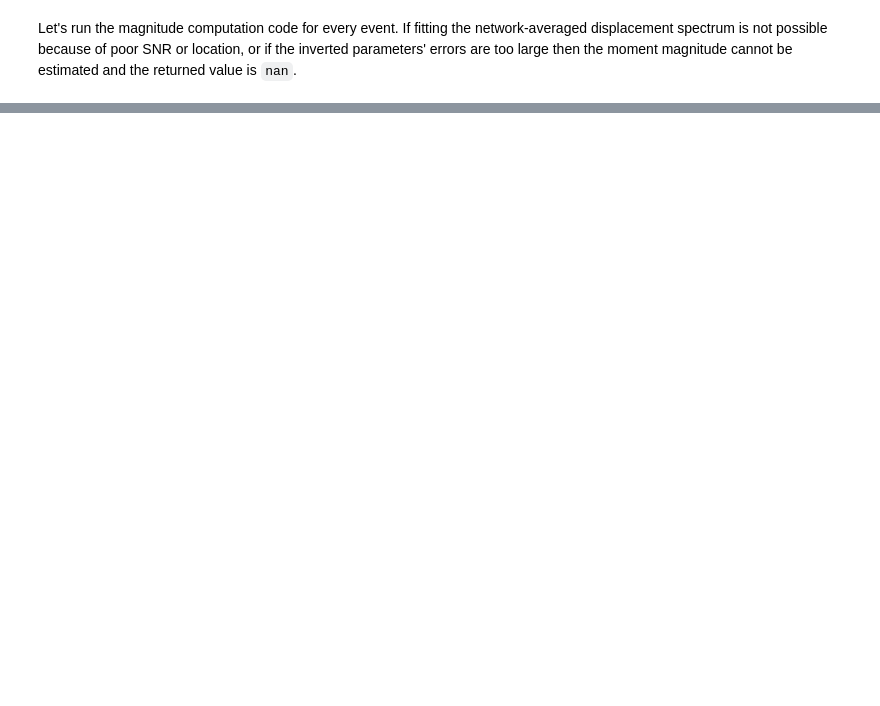
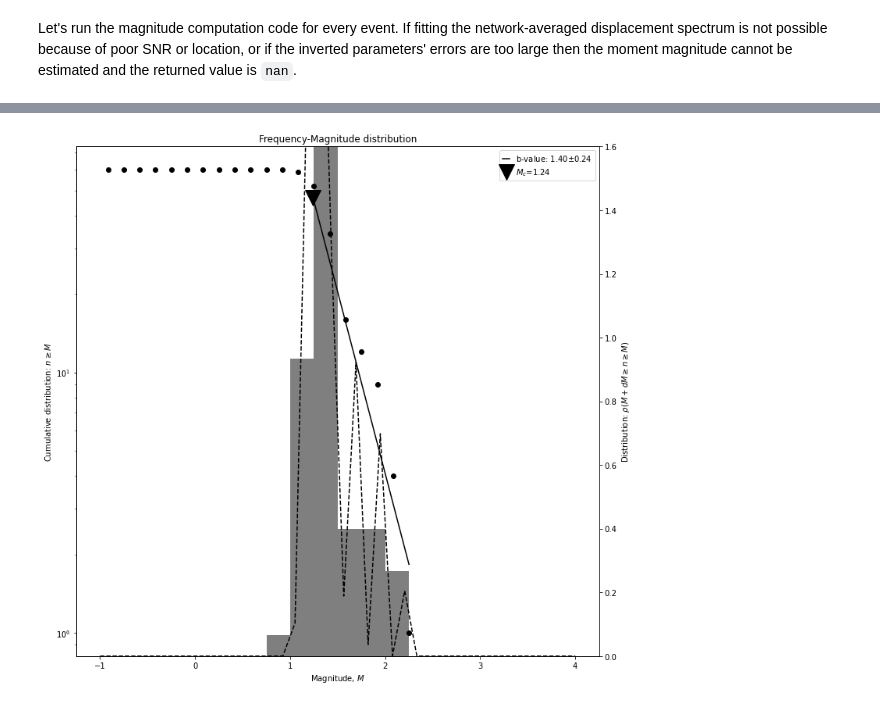
Before and after one commit to ebeauce/Seismic_BPMF, a Jupyter notebook: source/tutorial/notebooks/10_magnitudes.ipynb, the cells around one changed output, grey strips where cells are left out. Cells and saved outputs as stored; diff of their text form; code cells hidden in the pictures; blank space fills up the shorter version.

```diff
--- a/source/tutorial/notebooks/10_magnitudes.ipynb
+++ b/source/tutorial/notebooks/10_magnitudes.ipynb
@@ -563,0 +1144,16 @@ Work-in-progress!
+# %%
+def snr_based_weights(snr, snr_threshold, weight_max=3.0, max_num_bad_measurements=9):
+    # allow some numerical noise (?)
+    snr_clipped = np.minimum(snr, 1.001 * snr_threshold)
+    # linear function of snr
+    weights = snr_clipped
+    # clip weights
+    weights = np.minimum(weights, weight_max)
+    if np.sum(snr >= snr_threshold) >= max_num_bad_measurements:
+        # set weights of bad measurements to 0
+        weights[snr < snr_threshold] = 0.
+    else:
+        ordered_indexes = np.argsort(snr)
+        # set to 0 all but the `max_num_bad_measurements` least bad meas.
+        weights[ordered_indexes[:-max_num_bad_measurements]] = 0.
+    return weights
@@ -563,0 +1436,9 @@ Work-in-progress!
+# %%
+magnitudes = {
+    "Mw": [ev.aux_data["Mw"] for ev in events],
+    "Ml": [ev.aux_data["Ml"] for ev in events],
+    "event_id": [ev.id for ev in events]
+}
+magnitudes = pd.DataFrame(magnitudes)
+magnitudes.set_index("event_id", inplace=True)
+magnitudes
@@ -563,0 +1756,6 @@ Work-in-progress!
+# %%
+GR = MLE_bvalue(magnitudes["Ml"].values)
+# %%
+fig = plot_bvalue(GR)
+# %% [output]
+[figure, added]
```
Also changed, not shown: parts of 40 cells of this notebook, 10 other files.
